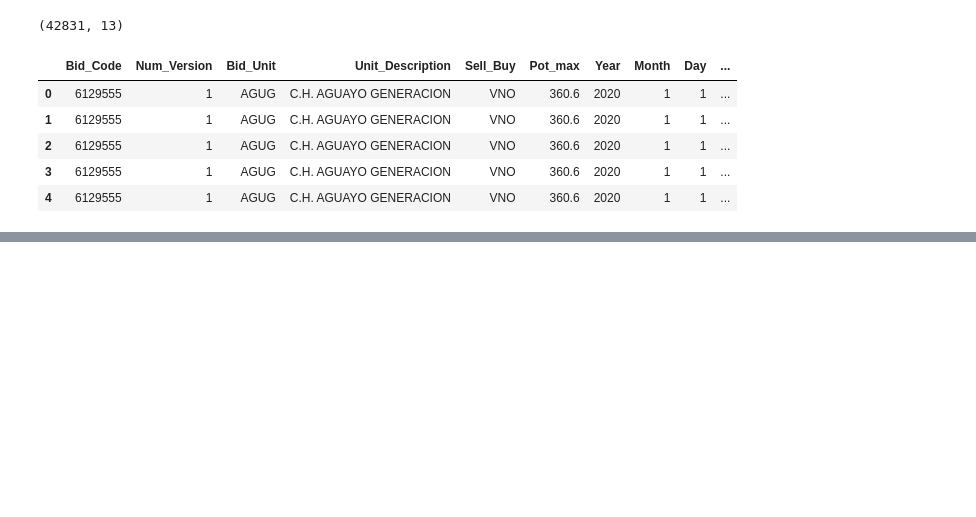
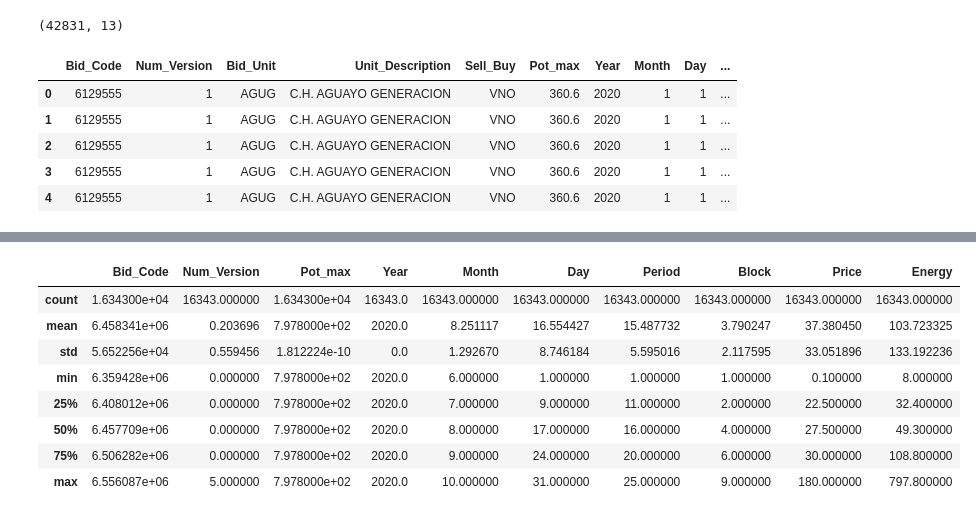
Before and after one commit to luisdelpozo/TFM, a Jupyter notebook: TFM_df_sel_unit_v0.ipynb, the cells around one changed output, grey strips where cells are left out. Saved outputs shown, nothing was run; the diff lists cells and outputs as text; code cells hidden in the pictures; blank space fills up the shorter version.

```diff
--- a/TFM_df_sel_unit_v0.ipynb
+++ b/TFM_df_sel_unit_v0.ipynb
@@ -454,0 +502,2 @@ df_AGUAYO_GEN.to_csv('/home/dsc/Documents/TFM/Data/OMIE/OMIE_AGUAYO_GEN/OMIE_AGU
+# %%
+df_CASTELNOU = df_sel_unit('CTNU')
@@ -454,0 +506,12 @@ df_AGUAYO_GEN.to_csv('/home/dsc/Documents/TFM/Data/OMIE/OMIE_AGUAYO_GEN/OMIE_AGU
+# %%
+df_CASTELNOU.describe()
+# %% [output]
+|  | Bid_Code | Num_Version | Pot_max | Year | Month | Day | Period | Block | Price | Energy |
+| count | 1.634300e+04 | 16343.000000 | 1.634300e+04 | 16343.0 | 16343.000000 | 16343.000000 | 16343.000000 | 16343.000000 | 16343.000000 | 16343.000000 |
+| mean | 6.458341e+06 | 0.203696 | 7.978000e+02 | 2020.0 | 8.251117 | 16.554427 | 15.487732 | 3.790247 | 37.380450 | 103.723325 |
+| std | 5.652256e+04 | 0.559456 | 1.812224e-10 | 0.0 | 1.292670 | 8.746184 | 5.595016 | 2.117595 | 33.051896 | 133.192236 |
+| min | 6.359428e+06 | 0.000000 | 7.978000e+02 | 2020.0 | 6.000000 | 1.000000 | 1.000000 | 1.000000 | 0.100000 | 8.000000 |
+| 25% | 6.408012e+06 | 0.000000 | 7.978000e+02 | 2020.0 | 7.000000 | 9.000000 | 11.000000 | 2.000000 | 22.500000 | 32.400000 |
+| 50% | 6.457709e+06 | 0.000000 | 7.978000e+02 | 2020.0 | 8.000000 | 17.000000 | 16.000000 | 4.000000 | 27.500000 | 49.300000 |
+| 75% | 6.506282e+06 | 0.000000 | 7.978000e+02 | 2020.0 | 9.000000 | 24.000000 | 20.000000 | 6.000000 | 30.000000 | 108.800000 |
+| max | 6.556087e+06 | 5.000000 | 7.978000e+02 | 2020.0 | 10.000000 | 31.000000 | 25.000000 | 9.000000 | 180.000000 | 797.800000 |
```
Also changed, not shown: parts of 12 cells of this notebook.
